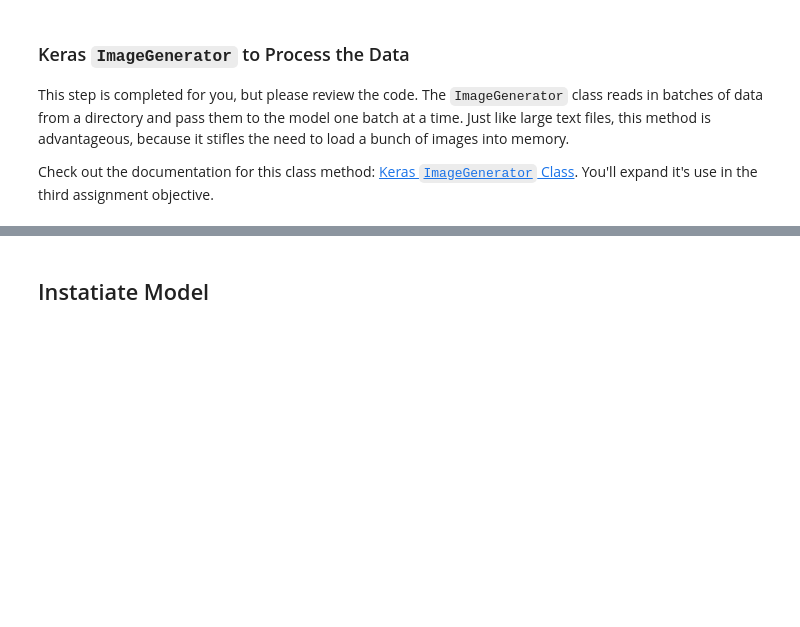
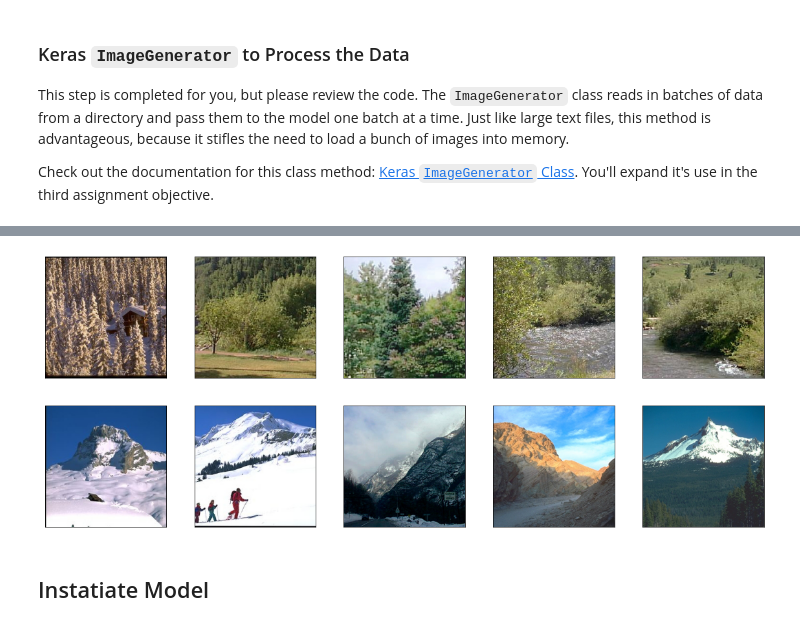
Before and after one commit to tigju/DS-Unit-4-Sprint-3-Deep-Learning, a Jupyter notebook: module2-convolutional-neural-networks/LS_DS_432_Convolution_Neural_Networks_Assignment.ipynb, the cells around one changed output, grey strips where cells are left out. Saved outputs shown, nothing was run; the diff lists cells and outputs as text; code cells hidden in the pictures; blank space fills up the shorter version.

```diff
--- a/module2-convolutional-neural-networks/LS_DS_432_Convolution_Neural_Networks_Assignment.ipynb
+++ b/module2-convolutional-neural-networks/LS_DS_432_Convolution_Neural_Networks_Assignment.ipynb
@@ -135,0 +152,10 @@ val_data_gen = validation_image_generator.flow_from_directory(batch_size=batch_s
+# %%
+from skimage.io import imread_collection
+
+#your path
+col_forest = 'data/train/forest/*.jpg'
+col_mountain = 'data/train/mountain/*.jpg'
+
+#creating a collection with the available images
+collect_f = imread_collection(col_forest)
+collect_m = imread_collection(col_mountain)
@@ -136,2 +181,23 @@ val_data_gen = validation_image_generator.flow_from_directory(batch_size=batch_s
+# %%
+plt.figure(figsize=(20,20))
+for i in range(5):
+    plt.subplot(5,5,i+1)
+    plt.xticks([])
+    plt.yticks([])
+    plt.grid(False)
+    plt.imshow(collect_f[i], cmap=plt.cm.binary)
+plt.show()
+
+plt.figure(figsize=(20,20))
+for i in range(5):
+    plt.subplot(5,5,i+1)
+    plt.xticks([])
+    plt.yticks([])
+    plt.grid(False)
+    plt.imshow(collect_m[i], cmap=plt.cm.binary)
+plt.show()
+# %% [output]
+[figure, added]
+[figure, added]
 # %% [markdown]
 ## Instatiate Model
```
Also changed, not shown: parts of 33 cells of this notebook.
